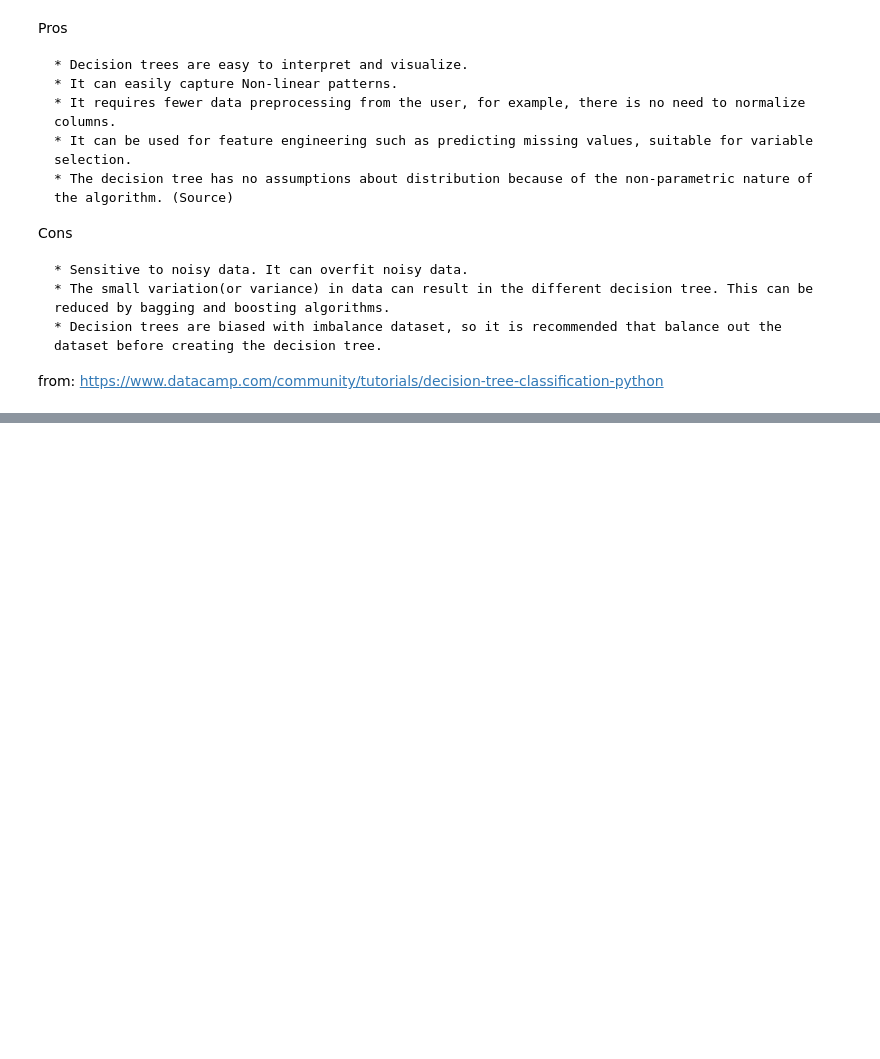
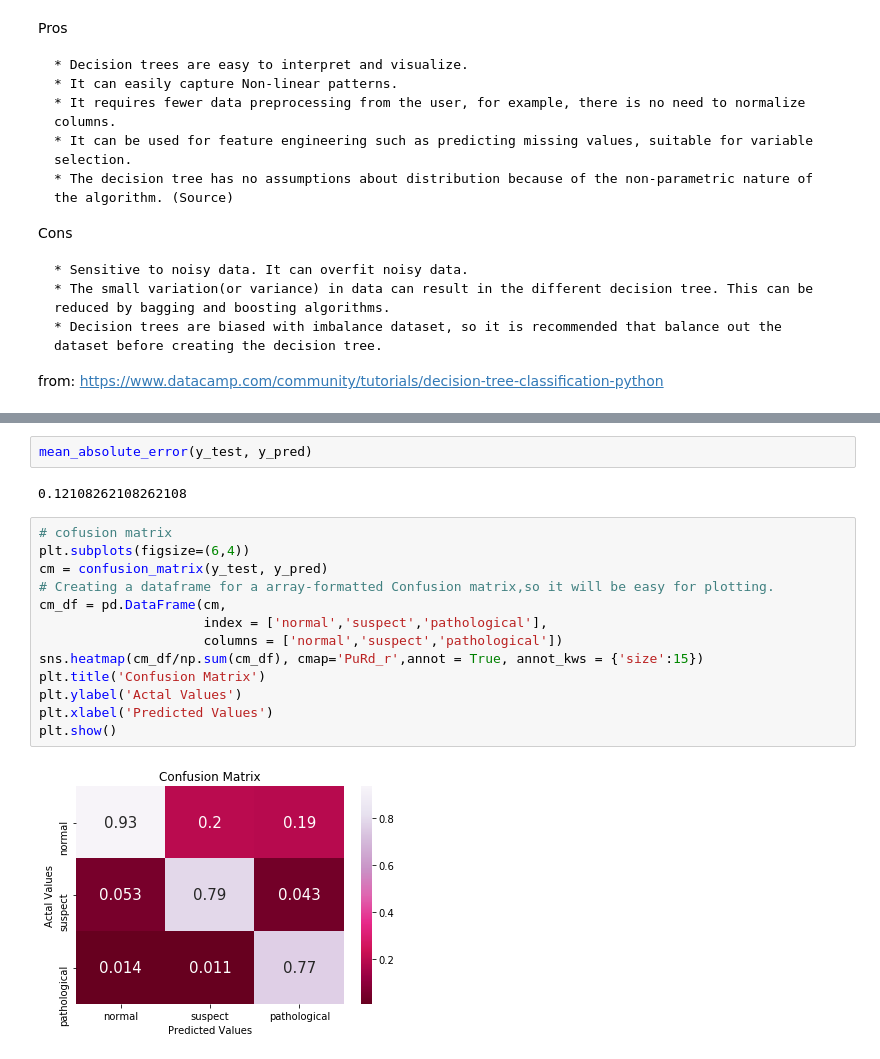
Before and after one commit to kimberashman/fetal-health, a Jupyter notebook: notebooks/2.0-classification.ipynb, the cells around one changed output, grey strips where cells are left out. Cells and saved outputs as stored; diff of their text form; blank space fills up the shorter version.

```diff
--- a/notebooks/2.0-classification.ipynb
+++ b/notebooks/2.0-classification.ipynb
@@ -219,0 +220,19 @@ Accuracy: 0.915954415954416
+# %%
+mean_absolute_error(y_test, y_pred)
+# %% [output]
+0.12108262108262108
+# %%
+# cofusion matrix
+plt.subplots(figsize=(6,4))
+cm = confusion_matrix(y_test, y_pred)
+# Creating a dataframe for a array-formatted Confusion matrix,so it will be easy for plotting.
+cm_df = pd.DataFrame(cm,
+                     index = ['normal','suspect','pathological'],
+                     columns = ['normal','suspect','pathological'])
+sns.heatmap(cm_df/np.sum(cm_df), cmap='PuRd_r',annot = True, annot_kws = {'size':15})
+plt.title('Confusion Matrix')
+plt.ylabel('Actal Values')
+plt.xlabel('Predicted Values')
+plt.show()
+# %% [output]
+[figure, added]
```
Also changed, not shown: parts of 25 cells of this notebook, 9 other files.
